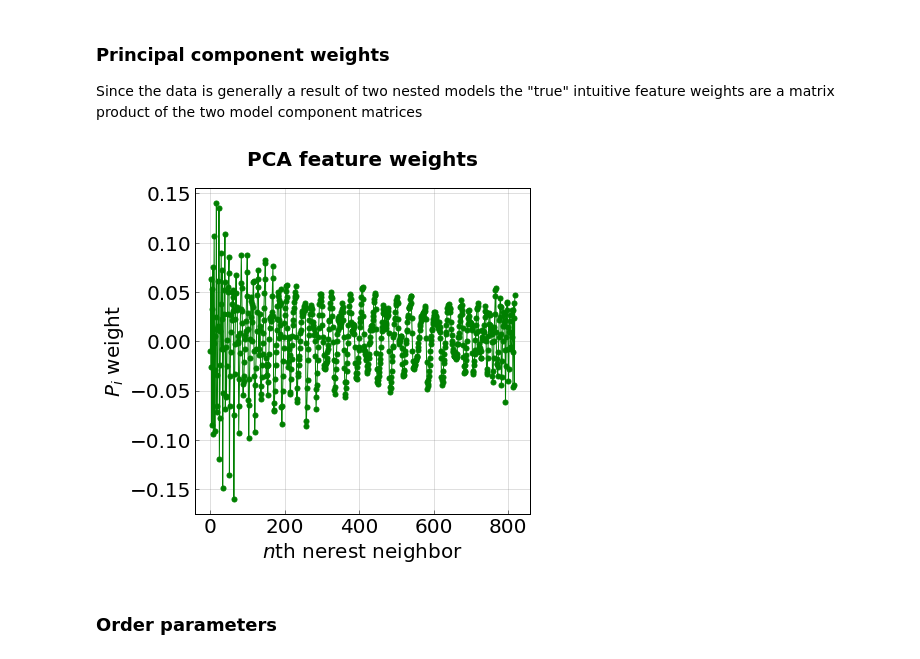
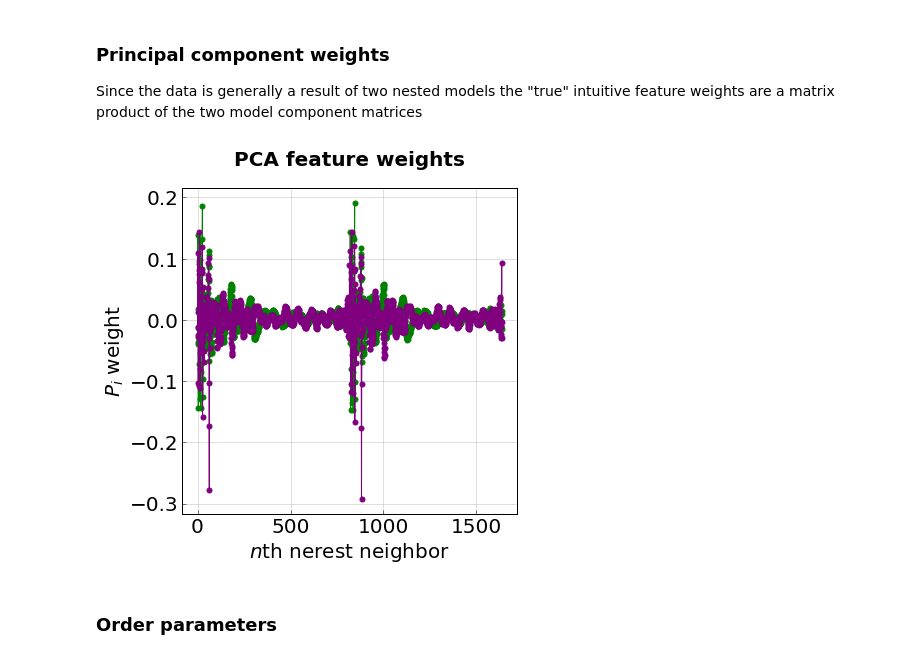
Before and after one commit to truskett-group-ut/hard_disks_pca, a Jupyter notebook: analysis_notebook.ipynb, the cells around one changed output. Drawn from its saved outputs; the diff is of its cells as text; code cells hidden in the pictures.

Commit message:
multi-branch analysis of hard spheres completed

```diff
--- a/analysis_notebook.ipynb
+++ b/analysis_notebook.ipynb
@@ -68,13 +81,15 @@ file_data = [(arange(0.400, 0.525001, 0.005), '../hoomd_spheres/trajectories_400
 # %% [markdown]
 #### Widom-Rowlinson
 # %%
-N_nn = 5000 #number of nearest nighbors for pca analysis
-split = 5 #chunks the data up so it can be processed by the pca tool if really large
-particle_inc = 200 #skip this many particles in generating features
-nn_inc = 10 #reduces the number of nearest neighbors to include as features
-method = ['distance']
+N_nn = 50 #number of nearest nighbors for pca analysis
+split = 1 #chunks the data up so it can be processed by the pca tool if really large
+####particle_inc = 200 #skip this many particles in generating features
+nn_inc = 1 #reduces the number of nearest neighbors to include as features
+####method = ['distance']
 remove_types = []# ['B']
 shuffle_data = True
+N_batch = 10
+batches_per_frame = 1
 # %%
 #specify what data to read in and process
 traj_type = 'gsd'
@@ -109,7 +136,7 @@ The rationale for this is twofold:
 
 <img src="./supplemental_files/whitening.jpg" style="float: left;" width="900">
 # %%
-n_components_ig = 819 #819 (HS positional)     #205 (WW positional)
+n_components_ig = 1638 #3276 #819 (HS positional)     #205 (WW positional)
 # %%
 incpca_ig = IncrementalPCA(n_components=n_components_ig, whiten=True)  #NOTICE: whitening is on here
 
@@ -117,12 +144,14 @@ frames = None
 features = None
 split_features = None
 
-for etas_, file_base in file_data:
+for etas_, file_base, frame_samples in file_data:
     for eta in etas_:
+        print 'file_base={}'.format(file_base)
         print 'eta={}'.format(eta)
         filename = "{}/trajectory_{:.4f}.{}".format(file_base, eta, traj_type)
         frames = ReadTraj(filename, traj_type, shuffle_data, True, remove_types)
-        #frames = frames[0::len(frames)/frame_samples+1][0:frame_samples] ##############
+        frames = DownSampleFrames(frames, frame_samples) ##############
+        print 'Using {} frames'.format(len(frames))
 
         frames_split = array_split(frames, split)
         frames = None
@@ -144,18 +173,20 @@ for etas_, file_base in file_data:
 # %%
 n_components = n_components_ig  #these need not be equal but why not keep them all unless too computationally demanding
 # %%
-incpca = IncrementalPCA(n_components=n_components , whiten=False)  #NOTE: not whitening here
+incpca = IncrementalPCA(n_components=n_components, whiten=False)  #NOTE: not whitening here
 
 frames = None
 features = None
 split_features = None
 
-for etas_, file_base in file_data:
+for etas_, file_base, frame_samples in file_data:
     for eta in etas_:
+        print 'file_base={}'.format(file_base)
         print 'eta={}'.format(eta)
         filename = "{}/trajectory_{:.4f}.{}".format(file_base, eta, traj_type)
         frames = ReadTraj(filename, traj_type, shuffle_data, False, remove_types)
-        #frames = frames[0::len(frames)/frame_samples+1][0:frame_samples] ##############
+        frames = DownSampleFrames(frames, frame_samples) ##############
+        print 'Using {} frames'.format(len(frames))
 
         frames_split = array_split(frames, split)
         frames = None
@@ -323,7 +366,7 @@ components = dot(incpca.components_, incpca_ig.components_)
 # %%
 #plot the principal components
 colors = 200*['green', 'purple', 'orange', 'teal', 'black', 'red']
-for i in range(0,1):
+for i in range(0,2):
     p_data = components[i]
     plt.plot(range(len(p_data)), p_data, marker='o', linewidth = 1.0, markersize=5, color = colors[i])
 
@@ -335,34 +378,34 @@ axes.set_axis_bgcolor('white')
 #font scpecifications
 title_font = {'family' : 'arial', 'color'  : 'black', 'weight' : 'heavy','size': 20}
 axis_label_font = {'family' : 'arial', 'color'  : 'black', 'weight' : 'normal','size': 20}
 
 #figure size and tick style
 plt.rcParams["figure.figsize"] = [6,6]
 plt.rc('axes',edgecolor='black',linewidth=1)
 plt.tick_params(which='both', axis='both', color='black', length=4, width=0.5)
 plt.rcParams['xtick.direction'] = 'in'
 plt.rcParams['ytick.direction'] = 'in'
 
 #axis range and labels (also specify if log or not)
 #plt.xlim(0.1,100)
 #plt.ylim(-0.001,0.001)
 #plt.ylim(0,0.5)
 #plt.ylim(-2,1.5)
 #plt.ylim(5, 13)
 #plt.ylim(1, 0.001)
 #plt.ylim(-2000.0, 2000)
 
 #plt.yscale('log')
 plt.xlabel(r'$n$th nerest neighbor', y=3, fontsize=20, fontdict = axis_label_font)
 plt.ylabel(r'$P_{i}$ weight', fontsize=20, fontdict = axis_label_font)
 
 #title and axis labels
 plt.tick_params(axis='both', labelsize=20)
 plt.title('PCA feature weights', y=1.05, fontdict = title_font)
 
 plt.show()
 # %% [output]
-[figure, old version]
+[figure, new version]
 # %% [markdown]
 ### Order parameters
 # %%
```
Also changed, not shown: parts of 15 cells of this notebook.
